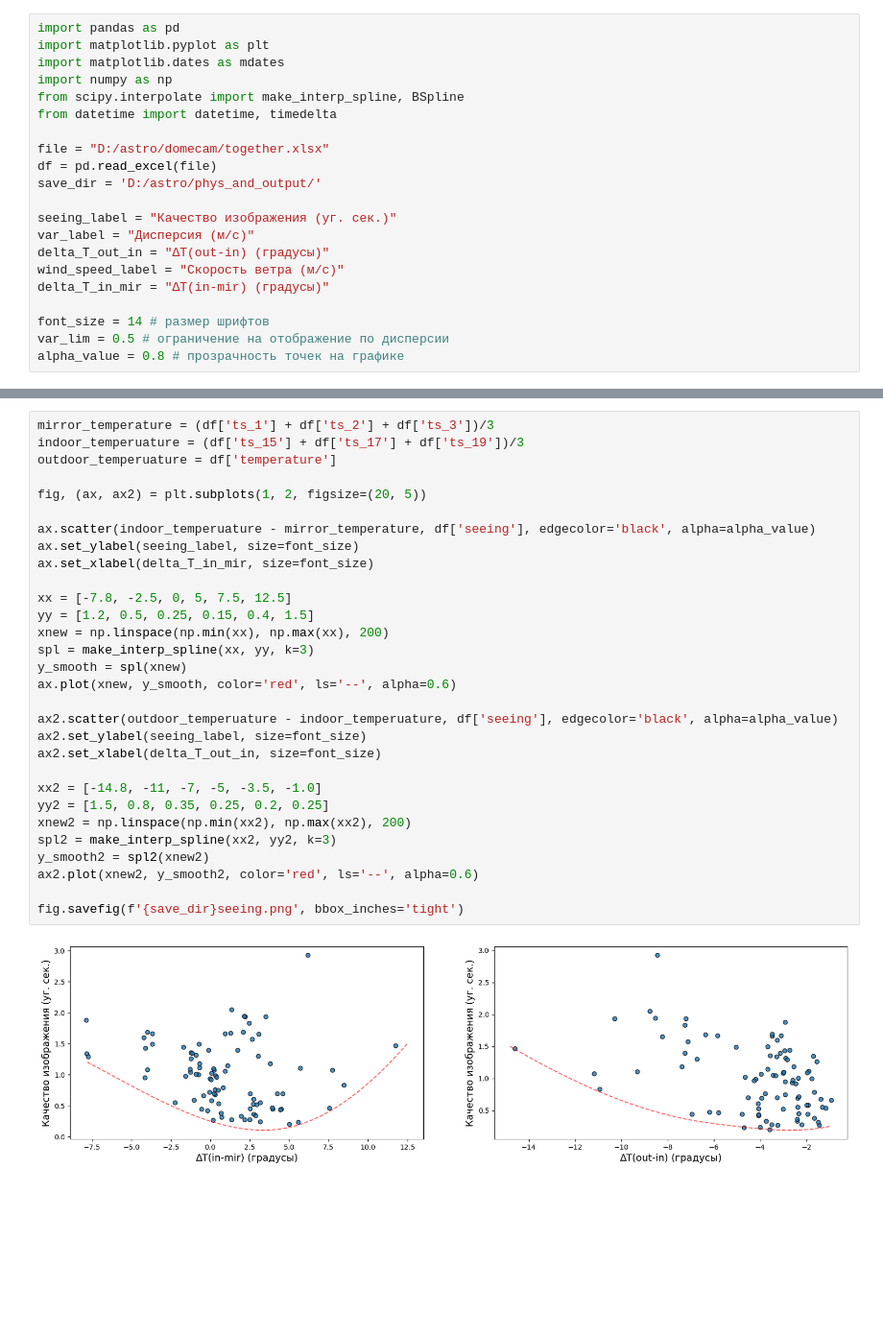
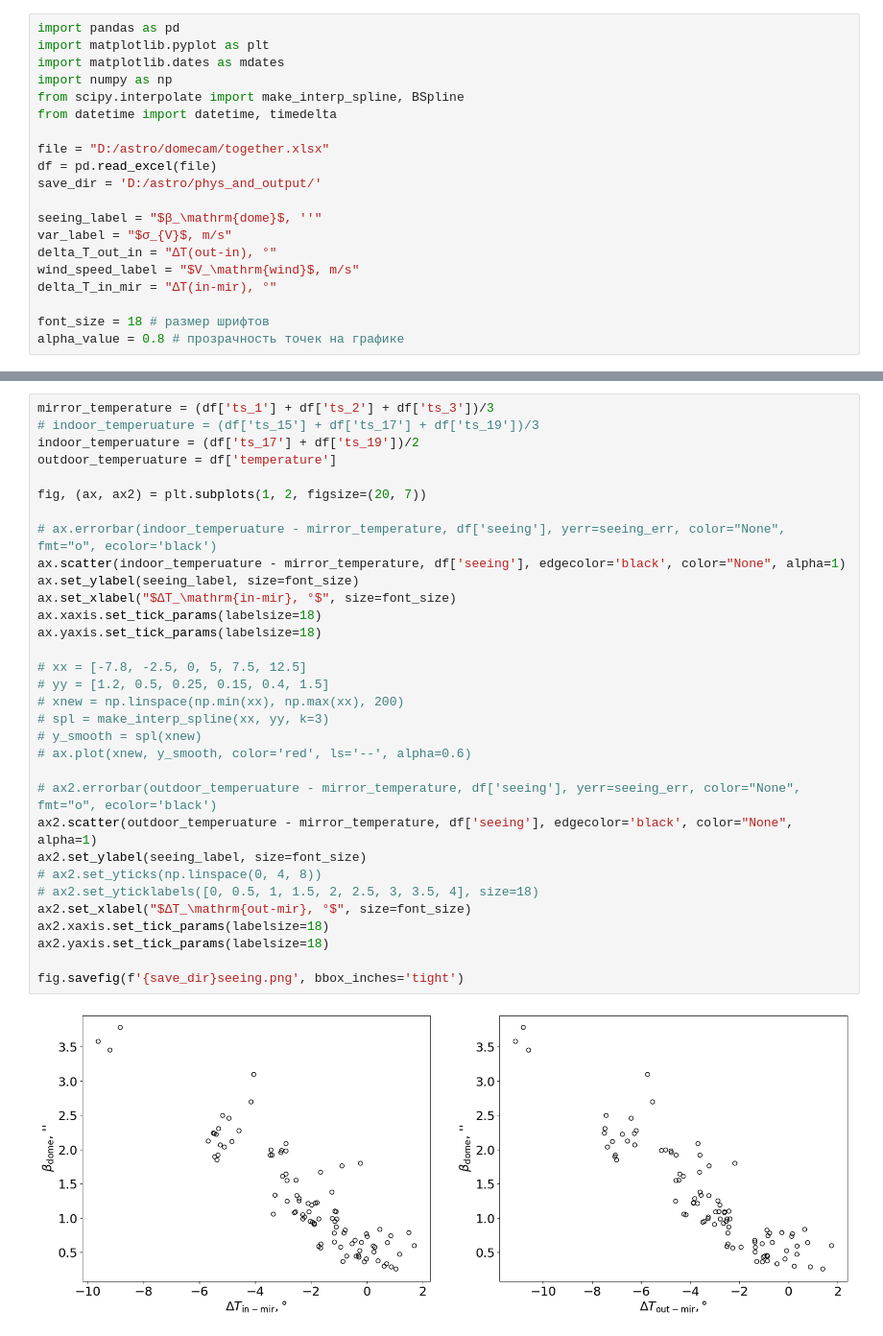
Before and after one commit to AntonMate/domecam, a Jupyter notebook: draw graph from exel.ipynb, the cells around one changed output, grey strips where cells are left out. Shown at 96% size. Saved outputs shown, nothing was run; the diff lists cells and outputs as text; blank space fills up the shorter version.

```diff
--- a/draw graph from exel.ipynb
+++ b/draw graph from exel.ipynb
@@ -10,14 +10,13 @@ file = "D:/astro/domecam/together.xlsx"
 df = pd.read_excel(file)
 save_dir = 'D:/astro/phys_and_output/'
 
-seeing_label = "Качество изображения (уг. сек.)"
-var_label = "Дисперсия (м/с)"
-delta_T_out_in = "∆T(out-in) (градусы)"
-wind_speed_label = "Скорость ветра (м/с)"
-delta_T_in_mir = "∆T(in-mir) (градусы)"
+seeing_label = "$β_\mathrm{dome}$, ''"
+var_label = "$σ_{V}$, m/s"
+delta_T_out_in = "∆T(out-in), °"
+wind_speed_label = "$V_\mathrm{wind}$, m/s"
+delta_T_in_mir = "∆T(in-mir), °"
 
-font_size = 14 # размер шрифтов
-var_lim = 0.5 # ограничение на отображение по дисперсии
+font_size = 18 # размер шрифтов
 alpha_value = 0.8 # прозрачность точек на графике
 # %%
 count, bins_count = np.histogram(df['seeing'], bins=len(df['seeing']))
@@ -56,32 +57,34 @@ plt.show()
 # %%
 mirror_temperature = (df['ts_1'] + df['ts_2'] + df['ts_3'])/3
-indoor_temperuature = (df['ts_15'] + df['ts_17'] + df['ts_19'])/3
+# indoor_temperuature = (df['ts_15'] + df['ts_17'] + df['ts_19'])/3
+indoor_temperuature = (df['ts_17'] + df['ts_19'])/2
 outdoor_temperuature = df['temperature']
 
-fig, (ax, ax2) = plt.subplots(1, 2, figsize=(20, 5))
+fig, (ax, ax2) = plt.subplots(1, 2, figsize=(20, 7))
 
-ax.scatter(indoor_temperuature - mirror_temperature, df['seeing'], edgecolor='black', alpha=alpha_value)
+# ax.errorbar(indoor_temperuature - mirror_temperature, df['seeing'], yerr=seeing_err, color="None", fmt="o", ecolor='black')
+ax.scatter(indoor_temperuature - mirror_temperature, df['seeing'], edgecolor='black', color="None", alpha=1)
 ax.set_ylabel(seeing_label, size=font_size)
-ax.set_xlabel(delta_T_in_mir, size=font_size)
+ax.set_xlabel("$∆T_\mathrm{in-mir}, °$", size=font_size)
+ax.xaxis.set_tick_params(labelsize=18)
+ax.yaxis.set_tick_params(labelsize=18)
 
-xx = [-7.8, -2.5, 0, 5, 7.5, 12.5]
-yy = [1.2, 0.5, 0.25, 0.15, 0.4, 1.5]
-xnew = np.linspace(np.min(xx), np.max(xx), 200)
-spl = make_interp_spline(xx, yy, k=3)
-y_smooth = spl(xnew)
-ax.plot(xnew, y_smooth, color='red', ls='--', alpha=0.6)
+# xx = [-7.8, -2.5, 0, 5, 7.5, 12.5]
+# yy = [1.2, 0.5, 0.25, 0.15, 0.4, 1.5]
+# xnew = np.linspace(np.min(xx), np.max(xx), 200)
+# spl = make_interp_spline(xx, yy, k=3)
+# y_smooth = spl(xnew)
+# ax.plot(xnew, y_smooth, color='red', ls='--', alpha=0.6)
 
-ax2.scatter(outdoor_temperuature - indoor_temperuature, df['seeing'], edgecolor='black', alpha=alpha_value)
+# ax2.errorbar(outdoor_temperuature - mirror_temperature, df['seeing'], yerr=seeing_err, color="None", fmt="o", ecolor='black')
+ax2.scatter(outdoor_temperuature - mirror_temperature, df['seeing'], edgecolor='black', color="None", alpha=1)
 ax2.set_ylabel(seeing_label, size=font_size)
-ax2.set_xlabel(delta_T_out_in, size=font_size)
-
-xx2 = [-14.8, -11, -7, -5, -3.5, -1.0]
-yy2 = [1.5, 0.8, 0.35, 0.25, 0.2, 0.25]
-xnew2 = np.linspace(np.min(xx2), np.max(xx2), 200)
-spl2 = make_interp_spline(xx2, yy2, k=3)
-y_smooth2 = spl2(xnew2)
-ax2.plot(xnew2, y_smooth2, color='red', ls='--', alpha=0.6)
+# ax2.set_yticks(np.linspace(0, 4, 8))
+# ax2.set_yticklabels([0, 0.5, 1, 1.5, 2, 2.5, 3, 3.5, 4], size=18)
+ax2.set_xlabel("$∆T_\mathrm{out-mir}, °$", size=font_size)
+ax2.xaxis.set_tick_params(labelsize=18)
+ax2.yaxis.set_tick_params(labelsize=18)
 
 fig.savefig(f'{save_dir}seeing.png', bbox_inches='tight')
 # %% [output]
-[figure, old version]
+[figure, new version]
```
Also changed, not shown: parts of 13 cells of this notebook, 3 other files.
